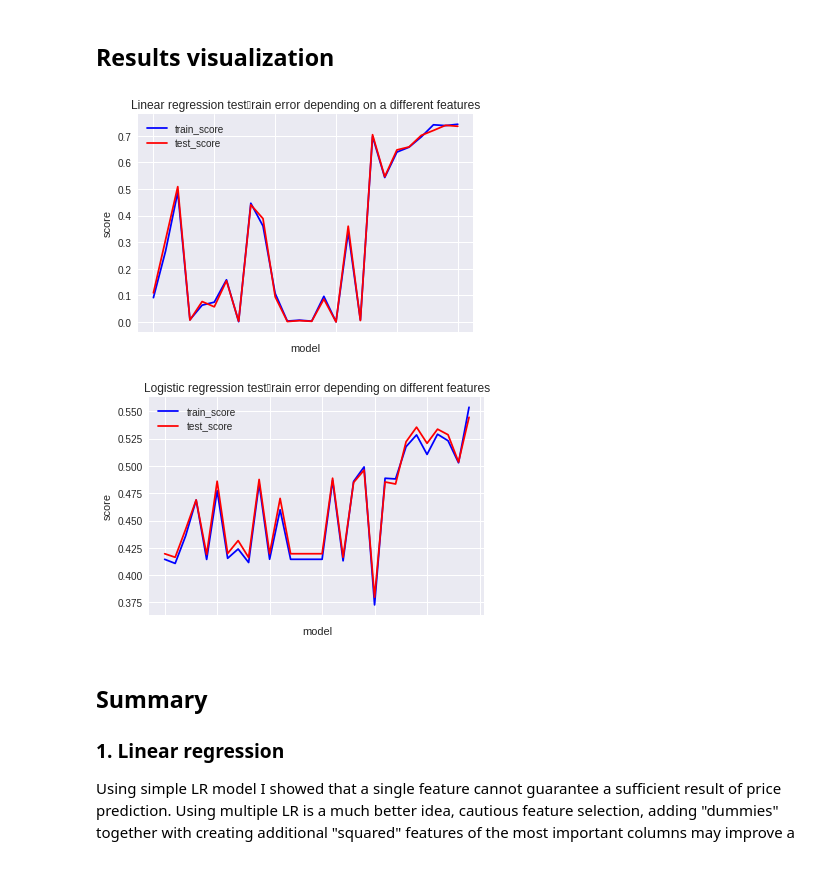
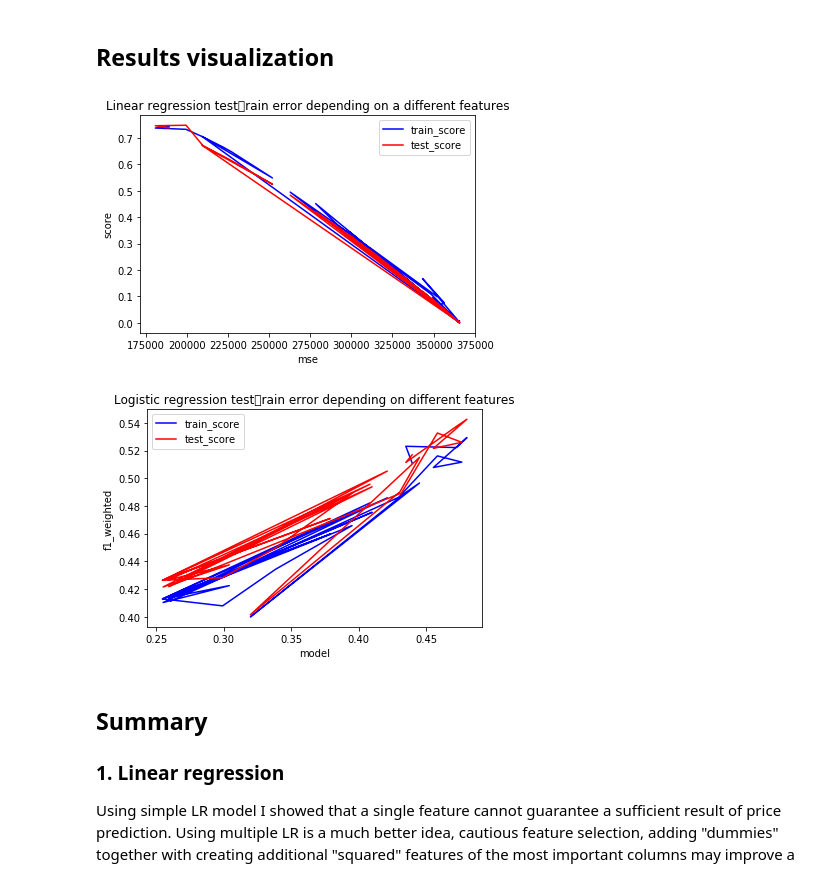
Before and after one commit to EddieKro/AI_Univ, a Jupyter notebook: notebooks/hw_1/Home_work.ipynb, the cells around one changed output. Cells and saved outputs as stored; diff of their text form; code cells hidden in the pictures.

```diff
--- a/notebooks/hw_1/Home_work.ipynb
+++ b/notebooks/hw_1/Home_work.ipynb
@@ -859,23 +856,23 @@ results_logistic.drop(['poly_test2','poly_test3'],inplace=True)
 # %%
 ax = plt.gca()
 plt.title("Linear regression test\train error depending on a different features")
-results.plot(kind='line',x=results.index,y = 'train_score', ax=ax, color='blue')
-results.plot(kind ='line',x = results.index, y = 'test_score',ax = ax, color = 'red')
-plt.xlabel("model")
+results.plot(kind='line',x='mse',y = 'train_score', ax=ax, color='blue')
+results.plot(kind ='line',x = 'mse', y = 'test_score',ax = ax, color = 'red')
+plt.xlabel("mse")
 plt.ylabel("score")
 plt.show()
 # %% [output]
-[figure, old version]
+[figure, new version]
 # %%
 ax = plt.gca()
 plt.title("Logistic regression test\train error depending on different features")
-results_logistic.plot(kind='line',x=results_logistic.index,y = 'train_score', ax=ax, color='blue')
-results_logistic.plot(kind ='line',x = results_logistic.index, y = 'test_score',ax = ax, color = 'red')
+results_logistic.plot(kind='line',x='f1_weighted',y = 'train_score', ax=ax, color='blue')
+results_logistic.plot(kind ='line',x = 'f1_weighted', y = 'test_score',ax = ax, color = 'red')
 plt.xlabel("model")
-plt.ylabel("score")
+plt.ylabel("f1_weighted")
 plt.show()
 # %% [output]
-[figure, old version]
+[figure, new version]
 # %% [markdown]
 ## Summary
 
```
Also changed, not shown: parts of 20 cells of this notebook.
